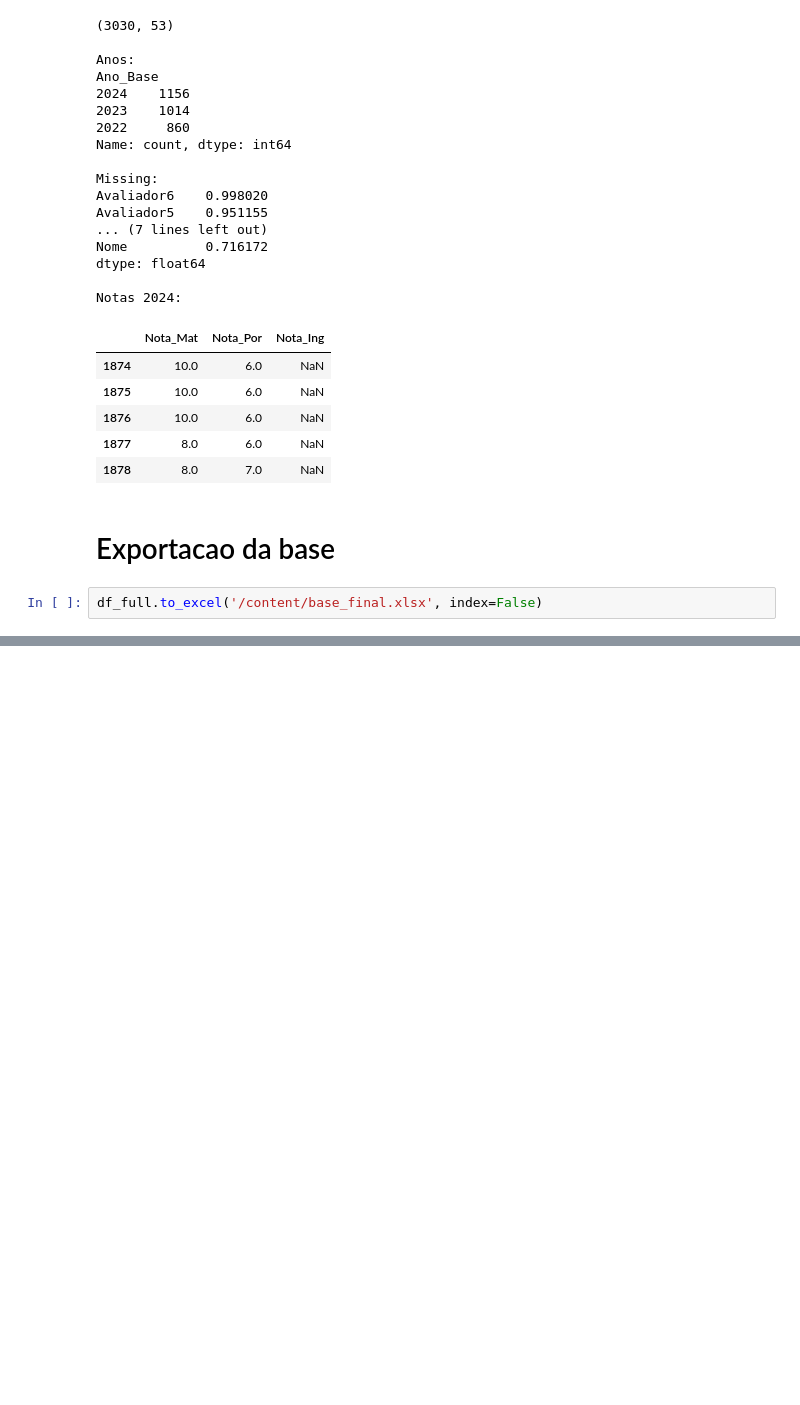
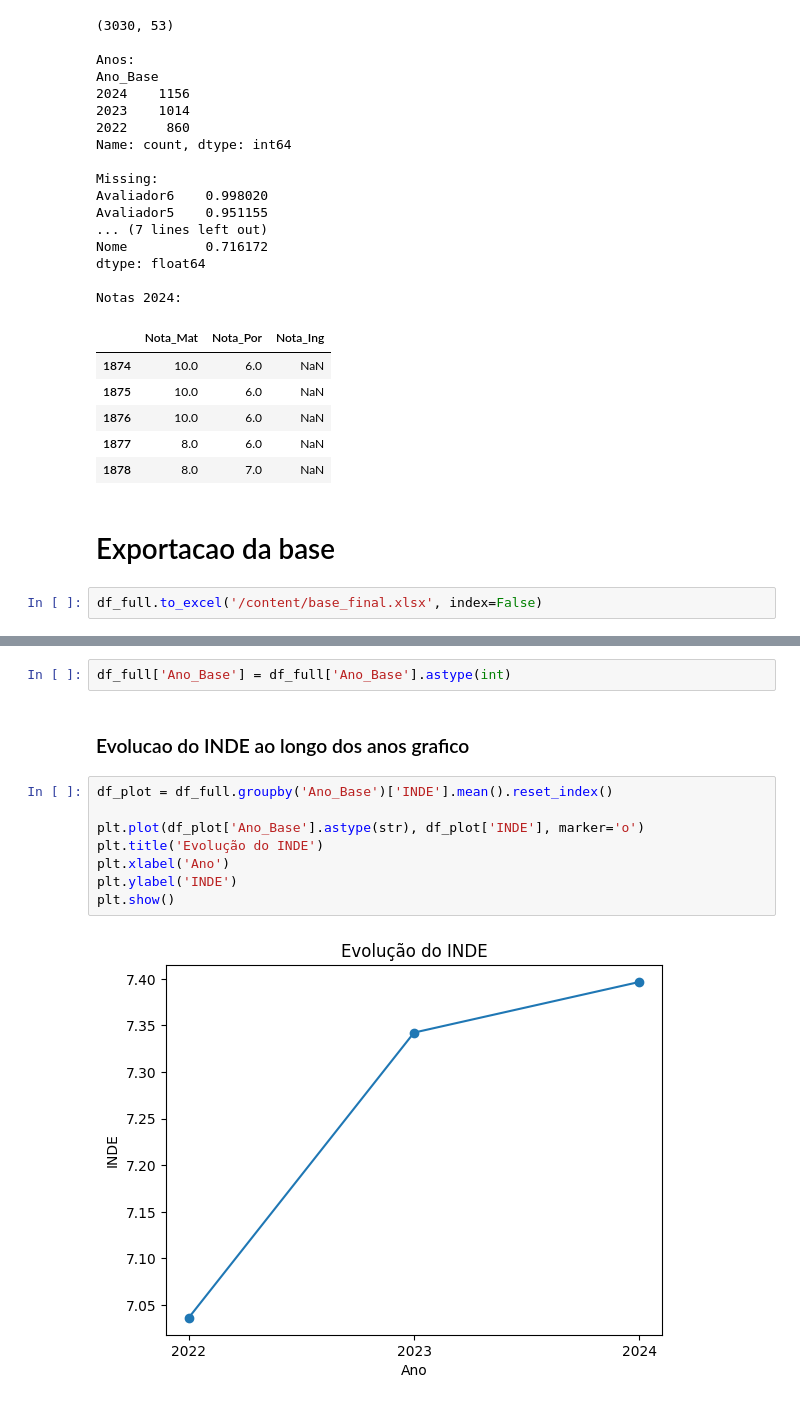
Before and after one commit to carneiro-santos/dataton_fase_5_, a Jupyter notebook: fase_5_FIAP.ipynb, the cells around one changed output, grey strips where cells are left out. Drawn from its saved outputs; the diff is of its cells as text; blank space fills up the shorter version.

```diff
--- a/fase_5_FIAP.ipynb
+++ b/fase_5_FIAP.ipynb
@@ -219,0 +257,14 @@ df_full.to_excel('/content/base_final.xlsx', index=False)
+# %%
+df_full['Ano_Base'] = df_full['Ano_Base'].astype(int)
+# %% [markdown]
+### Evolucao do INDE ao longo dos anos grafico
+# %%
+df_plot = df_full.groupby('Ano_Base')['INDE'].mean().reset_index()
+
+plt.plot(df_plot['Ano_Base'].astype(str), df_plot['INDE'], marker='o')
+plt.title('Evolução do INDE')
+plt.xlabel('Ano')
+plt.ylabel('INDE')
+plt.show()
+# %% [output]
+[figure, added]
```
Also changed, not shown: parts of 11 cells of this notebook.
